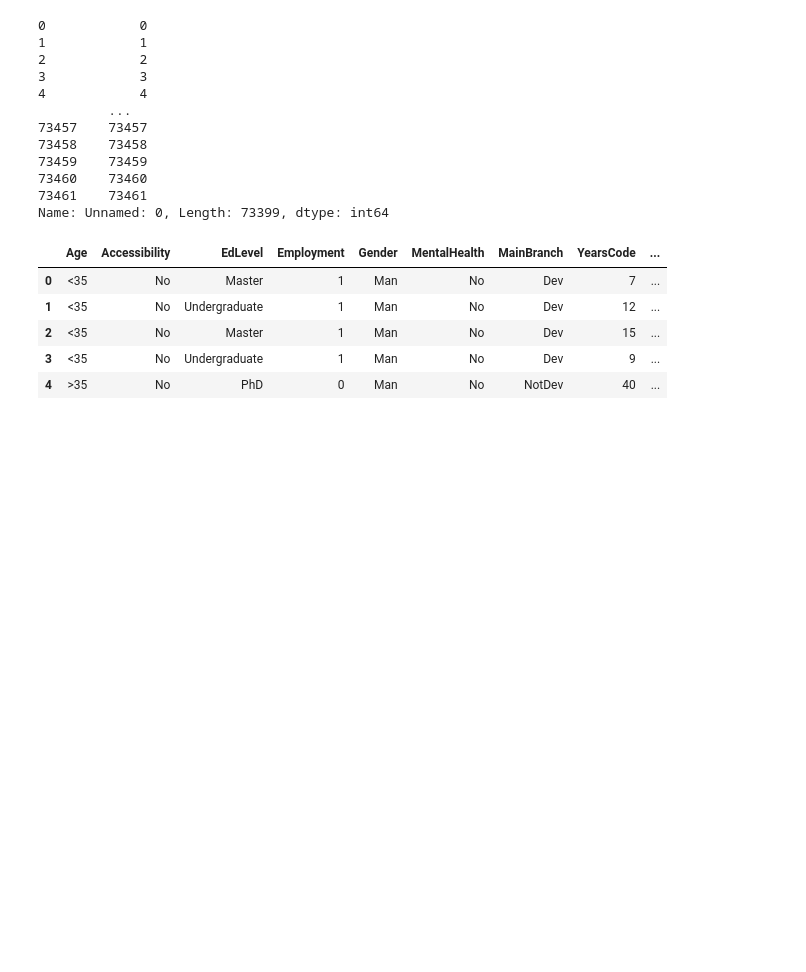
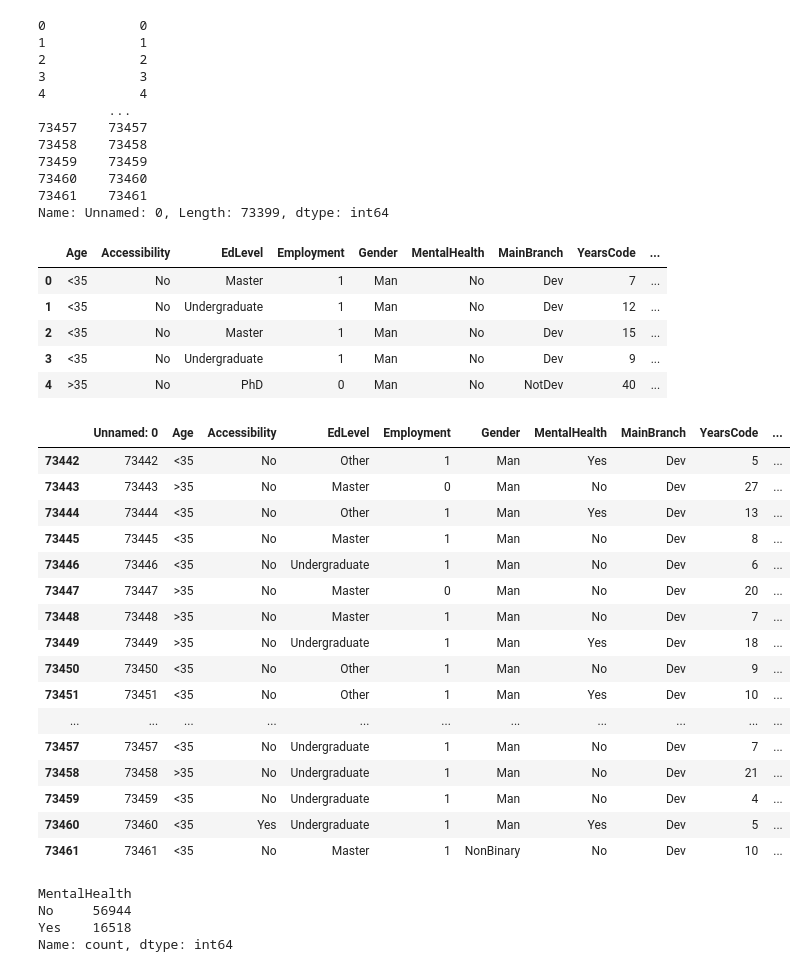
Before and after one commit to vavariano/HR-Data-analysis-by-Python, a Jupyter notebook: notebooks/limpieza_de_datos.ipynb, the cells around one changed output. Cells and saved outputs as stored; diff of their text form; code cells hidden in the pictures; blank space fills up the shorter version.

```diff
--- a/notebooks/limpieza_de_datos.ipynb
+++ b/notebooks/limpieza_de_datos.ipynb
@@ -138,5 +138,32 @@ df.head()
 | 2 | <35 | No | Master | 1 | Man | No | Dev | 15 | ... |
 | 3 | <35 | No | Undergraduate | 1 | Man | No | Dev | 9 | ... |
 | 4 | >35 | No | PhD | 0 | Man | No | NotDev | 40 | ... |
+# %%
+df.tail(20)
+# %% [output]
+|  | Unnamed: 0 | Age | Accessibility | EdLevel | Employment | Gender | MentalHealth | MainBranch | YearsCode | ... |
+| 73442 | 73442 | <35 | No | Other | 1 | Man | Yes | Dev | 5 | ... |
+| 73443 | 73443 | >35 | No | Master | 0 | Man | No | Dev | 27 | ... |
+| 73444 | 73444 | <35 | No | Other | 1 | Man | Yes | Dev | 13 | ... |
+| 73445 | 73445 | <35 | No | Master | 1 | Man | No | Dev | 8 | ... |
+| 73446 | 73446 | <35 | No | Undergraduate | 1 | Man | No | Dev | 6 | ... |
+| 73447 | 73447 | >35 | No | Master | 0 | Man | No | Dev | 20 | ... |
+| 73448 | 73448 | >35 | No | Master | 1 | Man | No | Dev | 7 | ... |
+| 73449 | 73449 | >35 | No | Undergraduate | 1 | Man | Yes | Dev | 18 | ... |
+| 73450 | 73450 | <35 | No | Other | 1 | Man | No | Dev | 9 | ... |
+| 73451 | 73451 | <35 | No | Other | 1 | Man | Yes | Dev | 10 | ... |
+| ... | ... | ... | ... | ... | ... | ... | ... | ... | ... | ... |
+| 73457 | 73457 | <35 | No | Undergraduate | 1 | Man | No | Dev | 7 | ... |
+| 73458 | 73458 | >35 | No | Undergraduate | 1 | Man | No | Dev | 21 | ... |
+| 73459 | 73459 | <35 | No | Undergraduate | 1 | Man | No | Dev | 4 | ... |
+| 73460 | 73460 | <35 | Yes | Undergraduate | 1 | Man | Yes | Dev | 5 | ... |
+| 73461 | 73461 | <35 | No | Master | 1 | NonBinary | No | Dev | 10 | ... |
 # %%
 df.to_csv('../data/processed/stackoverflow_full.csv',index=False)
+# %%
+df['MentalHealth'].value_counts()
+# %% [output]
+MentalHealth
+No     56944
+Yes    16518
+Name: count, dtype: int64
```
Also changed, not shown: 1 other file.
